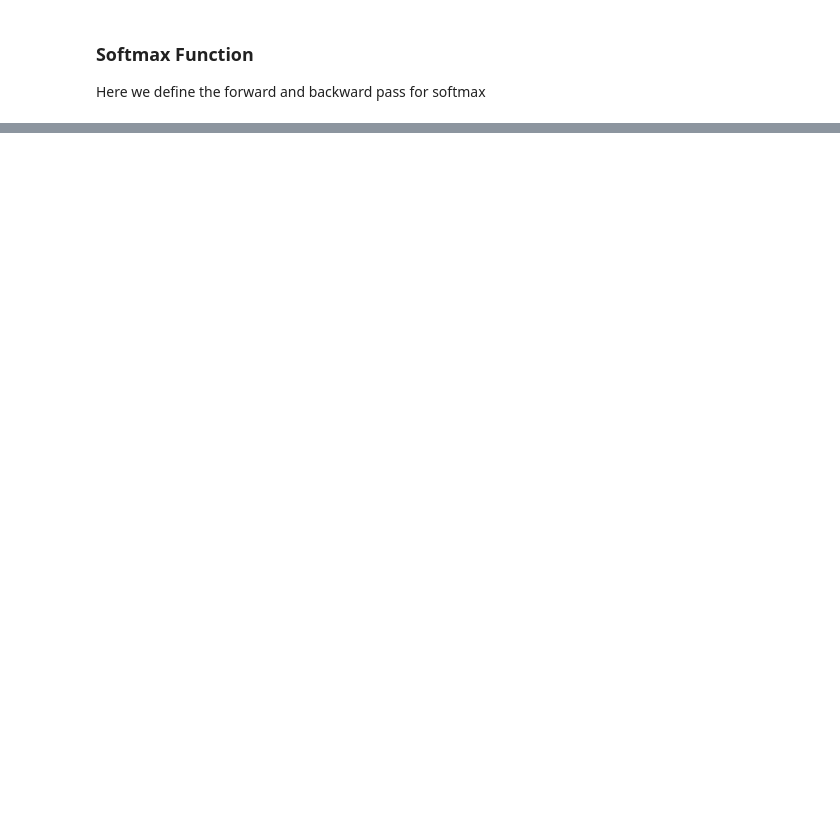
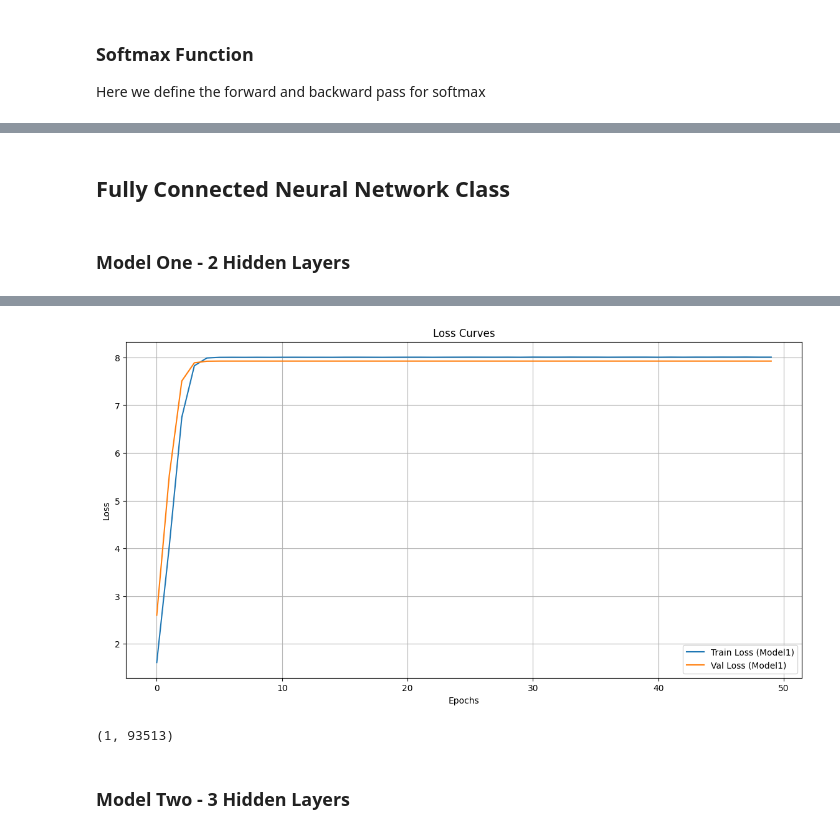
Before and after one commit to sleekyucee/programming4AI, a Jupyter notebook: Notebooks/Programming_and_Maths_INM702_CourseWork_TaskOne_Amua_U.ipynb, the cells around one changed output, grey strips where cells are left out. Cells and saved outputs as stored; diff of their text form; code cells hidden in the pictures; blank space fills up the shorter version.

Commit message:
Fully connected network

```diff
--- a/Notebooks/Programming_and_Maths_INM702_CourseWork_TaskOne_Amua_U.ipynb
+++ b/Notebooks/Programming_and_Maths_INM702_CourseWork_TaskOne_Amua_U.ipynb
@@ -241,5 +252,3 @@ train_df.head()
 | 3 | 24026 | 1 | 0 | 25 | 1 | 1 | 562 | ... |
 | 4 | 119299 | 0 | 0 | 61 | 1 | 1 | 214 | ... |
 5 rows × 24 columns
-# %%
-train_df = train_df.apply(lambda x : x/np.max(x), axis=0)
@@ -292,3 +359,11 @@ y_train, y_val = np.split(y, [split])
+# %%
+#transpose X
+X_train = X_train.T
+X_val = X_val.T
+
+#reshape y
+y_train = y_train.reshape(1, -1)
+y_val = y_val.reshape(1, -1)
 # %%
 display(X_train.shape, X_val.shape, y_train.shape, y_val.shape)
 # %% [output]
@@ -341,5 +505,0 @@ def softmax_forward(x):
-# %%
-x = np.array([8, 5, 0])
-result = softmax_forward(x)
-
-print(result)
@@ -347,0 +585,4 @@ print(result)
+# %%
+#test inverted dropout forward
+h, mask = inverted_dropout_forward(X_train, 0.8, relu_forward)
+print(h)
@@ -347,0 +615,2 @@ print(result)
+# %% [markdown]
+## Fully Connected Neural Network Class
@@ -347,0 +1114,47 @@ print(result)
+# %% [markdown]
+### Model One - 2 Hidden Layers
+# %%
+#set up configuration
+layer_dims1 = [X_train.shape[0], 256, 128, y_train.shape[0]]  # Input -> 2 Hidden -> Output
+activations1 = ["relu", "relu", "sigmoid"]
+dropout_probs1 = [1.0, 1.0, 1.0]  # No dropout
+regularizer1 = "L2"
+
+#initialize model
+model1 = NeuralNetwork(
+    layer_dims1,
+    activations1,
+    dropout_probs1,
+    regularizer1,
+    reg_lambda=0.001
+)
+
+#set epoch and batch size
+epochs = 50
+batch_size = 32
+
+#train model
+history1 = model1.train(
+    X_train,
+    y_train,
+    X_val,
+    y_val,
+    epochs=epochs,
+    batch_size=batch_size,
+    learning_rate=0.00001,
+    decay_rate=0.002
+)
+
+#plot loss curves
+plt.figure(figsize=(14, 7))
+
+plt.plot(history1['train_loss'], label="Train Loss (Model1)")
+plt.plot(history1['val_loss'], label="Val Loss (Model1)")
+
+plt.title("Loss Curves")
+plt.xlabel("Epochs")
+plt.ylabel("Loss")
+plt.legend()
+plt.grid()
+plt.show()
+# %% [output]
@@ -347,0 +1178,7 @@ print(result)
+[figure, added]
+# %%
+y_train.shape
+# %% [output]
+(1, 93513)
+# %% [markdown]
+### Model Two - 3 Hidden Layers
```
Also changed, not shown: parts of 41 cells of this notebook.
